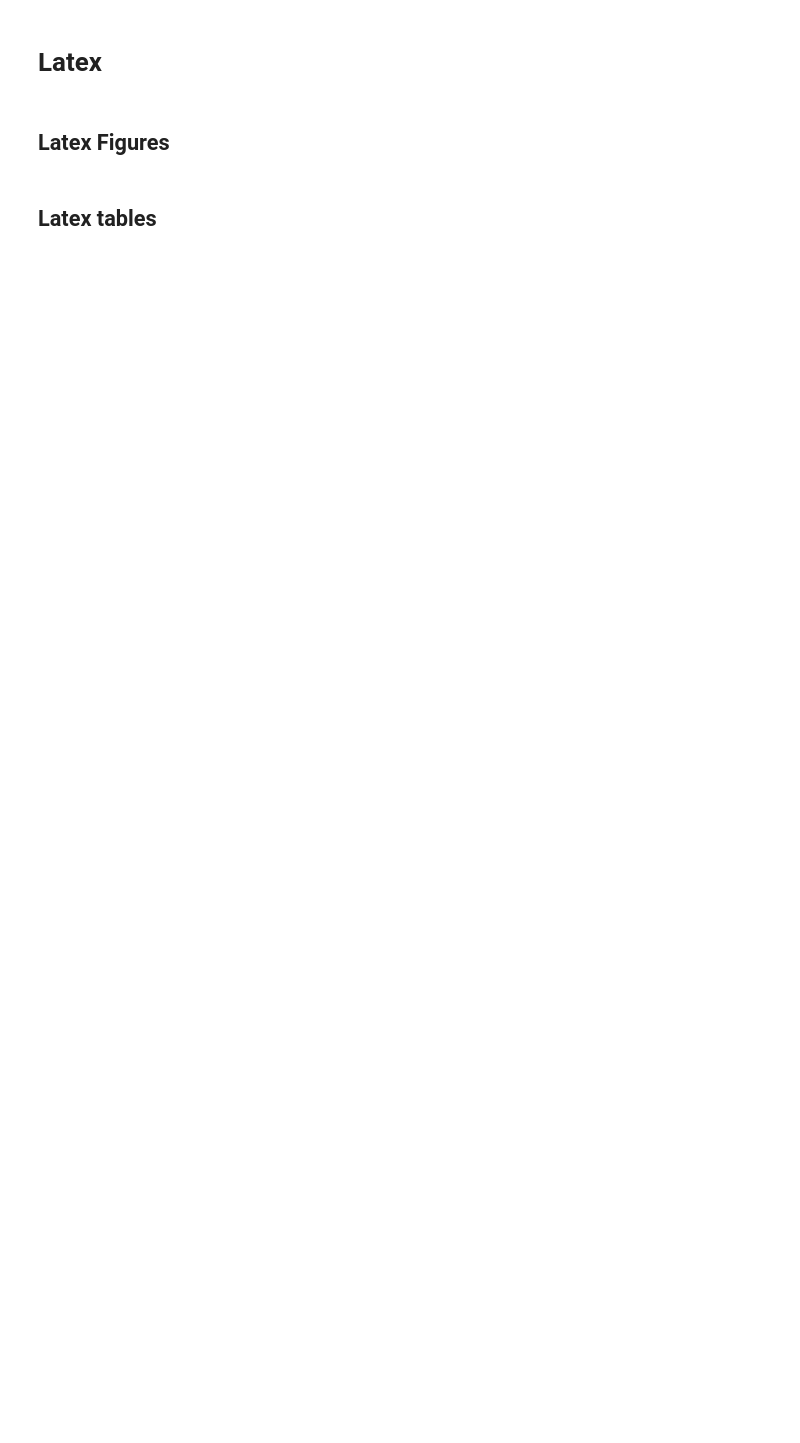
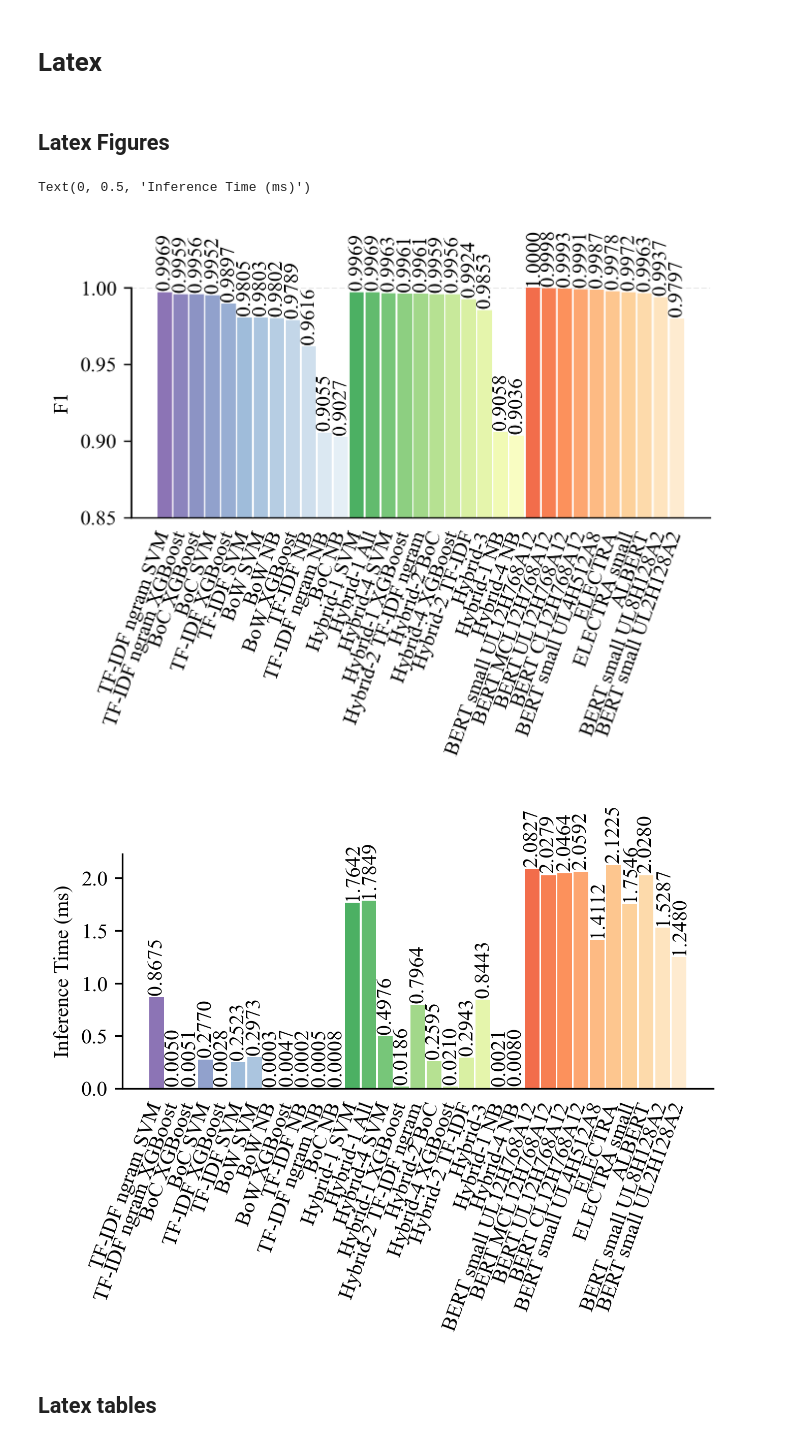
Before and after one commit to gdrlab/cascaded-sqli-detection, a Jupyter notebook: utils/tmp_color_schema.ipynb, the cells around one changed output. Drawn from its saved outputs; the diff is of its cells as text; code cells hidden in the pictures; blank space fills up the shorter version.

```diff
--- a/utils/tmp_color_schema.ipynb
+++ b/utils/tmp_color_schema.ipynb
@@ -285,8 +229,32 @@ def rename_table_labels(df_bad_labeled):
 # %% [markdown]
 ## Latex Figures
-# %%
-import scienceplots
-plt.style.use(['science','no-latex','ieee'])
+# %%
+# Figure configs
+plt.rcParams.update({'figure.dpi': '300'})
+plt.rcParams['font.family'] = "Times New Roman"
+# %%
+# method_category = 'transformer'
+# metrics = ['overall_accuracy', 'precision', 'recall', 'f1', 'training time',
+#        'testing time', 'color']
+
+df_small = df.sort_values(['category','f1'],ascending=[True, False])
+df_small = rename_table_labels(df_small)
+#df_small = df.loc[methods[method_category], metrics]
+#df_small = df_small.sort_values(['category','f1'],ascending=[True, False])
+
+fig, ax = plt.subplots(figsize=(5, 2))
+my_plot_bar(df_small,ax,'F1')
+plt.axhline(1, linestyle='--', linewidth=0.7, color=[0.9,0.9,0.9], zorder=0)
+ax.set(ylim=(0.85, 1))
+ax.set_ylabel('F1')
+
+fig, ax = plt.subplots(figsize=(5, 2))
+my_plot_bar(df_small,ax,'Inference Time (ms)')
+ax.set_ylabel('Inference Time (ms)')
+# %% [output]
+Text(0, 0.5, 'Inference Time (ms)')
+[figure, new version]
+[figure, added]
 # %% [markdown]
 ## Latex tables
 # %%
```
Also changed, not shown: parts of 25 cells of this notebook, 1 other file.
